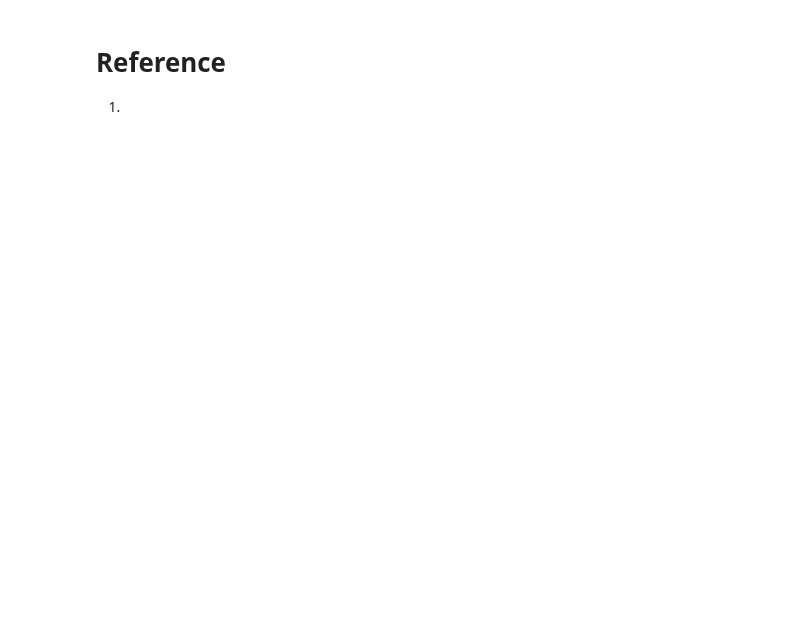
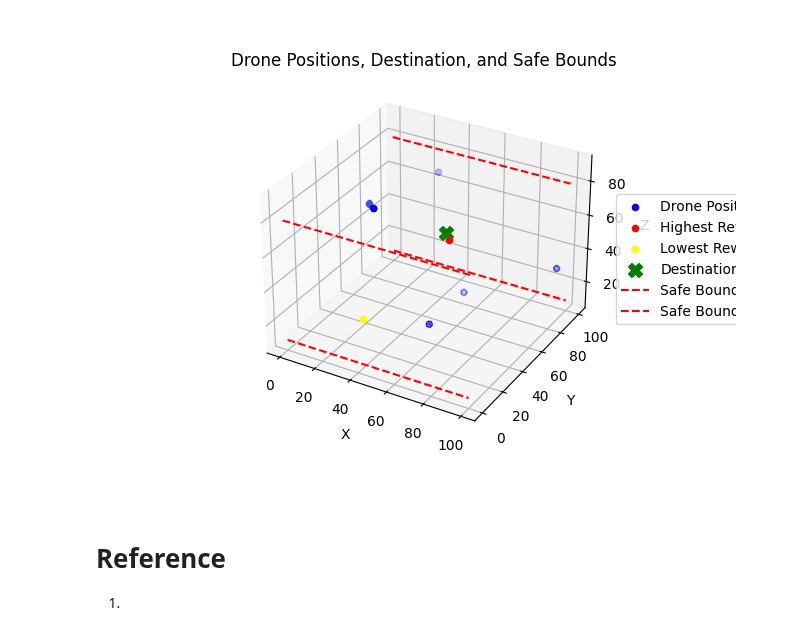
Before and after one commit to RiverTwilight/Awesome-Machine-Learning-Playground, a Jupyter notebook: Drone_Dogfight.ipynb, the cells around one changed output. Saved outputs shown, nothing was run; the diff lists cells and outputs as text; code cells hidden in the pictures; blank space fills up the shorter version.

```diff
--- a/Drone_Dogfight.ipynb
+++ b/Drone_Dogfight.ipynb
@@ -104,0 +140,97 @@ def reward_function(drone_position, destination, control_input_t, control_input_
+# %%
+#@title Test Data
+num_samples = 9 #@param {type:"slider", min:0, max:20, step:1}
+num_destination = 1 #@param {type:"slider", min:0, max:8, step:1}
+min_height = 10 #@param {type:"number"}
+max_height = 80 #@param {type:"number"}
+# %%
+drone_positions = np.random.rand(num_samples, 3) * 100
+destinations = np.random.rand(num_samples, num_destination) * 100
+control_inputs_t = np.random.rand(num_samples, 3) * 10
+control_inputs_t_minus_1 = np.random.rand(num_samples, 3) * 10
+drone_heights = drone_positions[:, 2]
+drone_collisions = np.random.choice([True, False], num_samples)
+drone_reaches_destinations = np.random.choice([True, False], num_samples)
+
+reward_values = np.zeros(num_samples)
+for i in range(num_samples):
+    reward = reward_function(drone_positions[i], destinations, np.zeros(3), np.zeros(3), drone_positions[i, 2], min_height, max_height, False, False)
+    reward_values[i] = reward
+    print(f"Sample {i + 1}: Reward = {reward} Position = {drone_positions[i]}")
+
+highest_reward_idx = np.argmax(reward_values)
+lowest_reward_idx = np.argmin(reward_values)
+
+import matplotlib.pyplot as plt
+from mpl_toolkits.mplot3d import Axes3D
+import imageio
+
+def create_frame(drone_positions, highest_reward_idx, lowest_reward_idx, destination, min_height, max_height):
+    fig = plt.figure()
+    ax = fig.add_subplot(111, projection='3d')
+
+    # Plot drone positions, excluding the highest and lowest reward drones
+    mask = (np.arange(drone_positions.shape[0]) != highest_reward_idx) & (np.arange(drone_positions.shape[0]) != lowest_reward_idx)
+    ax.scatter(drone_positions[mask, 0], drone_positions[mask, 1], drone_positions[mask, 2], c='b', marker='o', label='Drone Positions')
+
+    # Plot drone with highest reward value
+    ax.scatter(drone_positions[highest_reward_idx, 0], drone_positions[highest_reward_idx, 1], drone_positions[highest_reward_idx, 2], c='r', marker='o', label='Highest Reward Drone')
+
+    # Plot drone with lowest reward value
+    ax.scatter(drone_positions[lowest_reward_idx, 0], drone_positions[lowest_reward_idx, 1], drone_positions[lowest_reward_idx, 2], c='yellow', marker='o', label='Lowest Reward Drone')
+
+    # Plot destination position
+    ax.scatter(destination[0], destination[1], destination[2], c='g', marker='X', s=100, label='Destination')
+
+    # Plot safe bounds
+    ax.plot([0, 100], [0, 0], [min_height, min_height], c='r', linestyle='--', label='Safe Bounds (Min Height)')
+    ax.plot([0, 100], [0, 0], [max_height, max_height], c='r', linestyle='--', label='Safe Bounds (Max Height)')
+    ax.plot([0, 100], [100, 100], [min_height, min_height], c='r', linestyle='--')
+    ax.plot([0, 100], [100, 100], [max_height, max_height], c='r', linestyle='--')
+
+    ax.set_xlabel('X')
+    ax.set_ylabel('Y')
+    ax.set_zlabel('Z')
+    ax.set_title('Drone Positions, Destination, and Safe Bounds')
+
+    # Legend
+    legend = ax.legend(loc='center left', bbox_to_anchor=(1, 0.5))
+
+    return fig, ax
+
+num_frames = 20
+
+gif_filename = 'drone_rewards.gif'
+
+with imageio.get_writer(gif_filename, mode='I', fps=2) as writer:
+    for _ in range(num_frames):
+        # Move drone positions
+        drone_positions += np.random.randn(num_samples, 3)
+
+        # Compute reward values
+        reward_values = np.zeros(num_samples)
+        for i in range(num_samples):
+            reward_values[i] = reward_function(drone_positions[i], destinations, np.zeros(3), np.zeros(3), drone_positions[i, 2], min_height, max_height, False, False)
+
+        # Find the index of the highest and lowest reward values
+        highest_reward_idx = np.argmax(reward_values)
+        lowest_reward_idx = np.argmin(reward_values)
+
+        # Create a frame with the current drone positions
+        fig, ax = create_frame(drone_positions, highest_reward_idx, lowest_reward_idx, destinations, min_height, max_height)
+
+        # Convert the frame to an image (numpy array)
+        fig.canvas.draw()
+        frame_image = np.frombuffer(fig.canvas.tostring_rgb(), dtype=np.uint8).reshape(fig.canvas.get_width_height()[::-1] + (3,))
+
+        # Append the image to the GIF
+        writer.append_data(frame_image)
+
+        # Close the figure to avoid accumulating figures in memory
+        plt.close(fig)
+
+
+from IPython.display import Image
+
+Image(open(gif_filename, 'rb').read(), format='png')
+# %% [output]
@@ -105,3 +246,4 @@ def reward_function(drone_position, destination, control_input_t, control_input_
+[figure, added]
 # %% [markdown]
 # Reference
 
```
Also changed, not shown: parts of 6 cells of this notebook.
